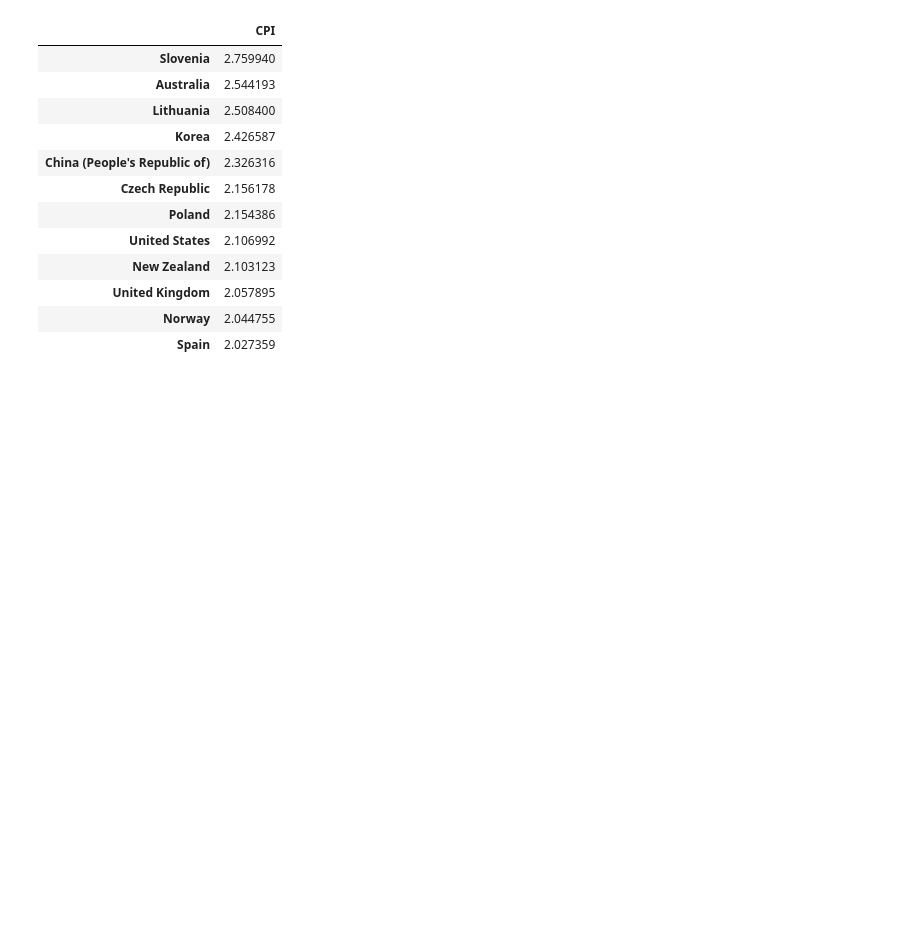
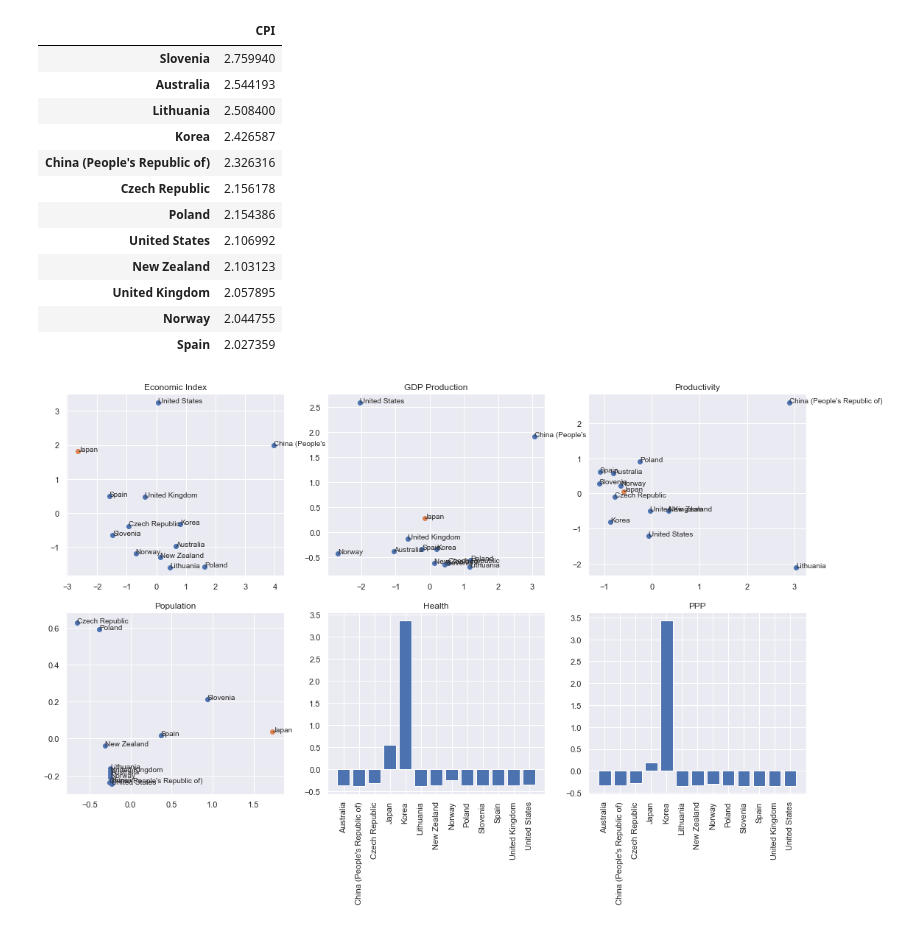
Before and after one commit to tt0507/Mini-Project, a Jupyter notebook: japan_deflation/deflation_analysis_final.ipynb, the cells around one changed output. Saved outputs shown, nothing was run; the diff lists cells and outputs as text; code cells hidden in the pictures; blank space fills up the shorter version.

Commit message:
added visualizations

```diff
--- a/japan_deflation/deflation_analysis_final.ipynb
+++ b/japan_deflation/deflation_analysis_final.ipynb
@@ -107,0 +155,47 @@ cpi_series
+# %%
+# exclude purchasing power parity, cpi, and health as only one column
+ei_standarized = create_standarized_dataset(ei_inflation)
+gdp_production_standarized = create_standarized_dataset(gdp_production_inflation)
+population_standarized = create_standarized_dataset(population_inflation)
+productivity_standarized = create_standarized_dataset(productivity_inflation)
+health_standarized = create_standarized_dataset(health_inflation)
+ppp_standarized = create_standarized_dataset(ppp_inflation)
+# %%
+pca = PCA(n_components=2)
+
+ei_reduced = pca.fit_transform(ei_standarized)
+gdp_production_reduced = pca.fit_transform(gdp_production_standarized)
+population_reduced = pca.fit_transform(population_inflation)
+productivity_reduced = pca.fit_transform(productivity_standarized)
+# %%
+plt.figure(figsize=(18, 10))
+
+index = 1
+reduced_data = [("Economic Index", ei_reduced), ("GDP Production", gdp_production_reduced),
+                ("Productivity", productivity_reduced), ("Population", population_reduced), ("Health", health_standarized),
+               ("PPP", ppp_standarized)]
+
+for title, data in reduced_data:
+    plt.subplot(2, 3, index)
+
+    if isinstance(data, pd.DataFrame):
+        plt.title(title)
+        plt.xticks(rotation=90)
+        plt.bar([x for x in data.index], np.ndarray.flatten(data.values))
+    else:
+        japan = data[3]
+        others = np.delete(data, 3, 0)
+
+        plt.scatter(others[:, 0], others[:, 1])
+        plt.scatter(japan[0], japan[1])
+
+        country_data = [x for x in ei_inflation.index if x != 'Japan']
+        for i, txt in enumerate(country_data):
+            plt.annotate(txt, (others[:, 0][i], others[:, 1][i]))
+        plt.annotate("Japan", (japan[0], japan[1]))
+        plt.title(title)
+
+    index += 1
+plt.show()
+# %% [output]
+[figure, added]
```
Also changed, not shown: parts of 4 cells of this notebook.
